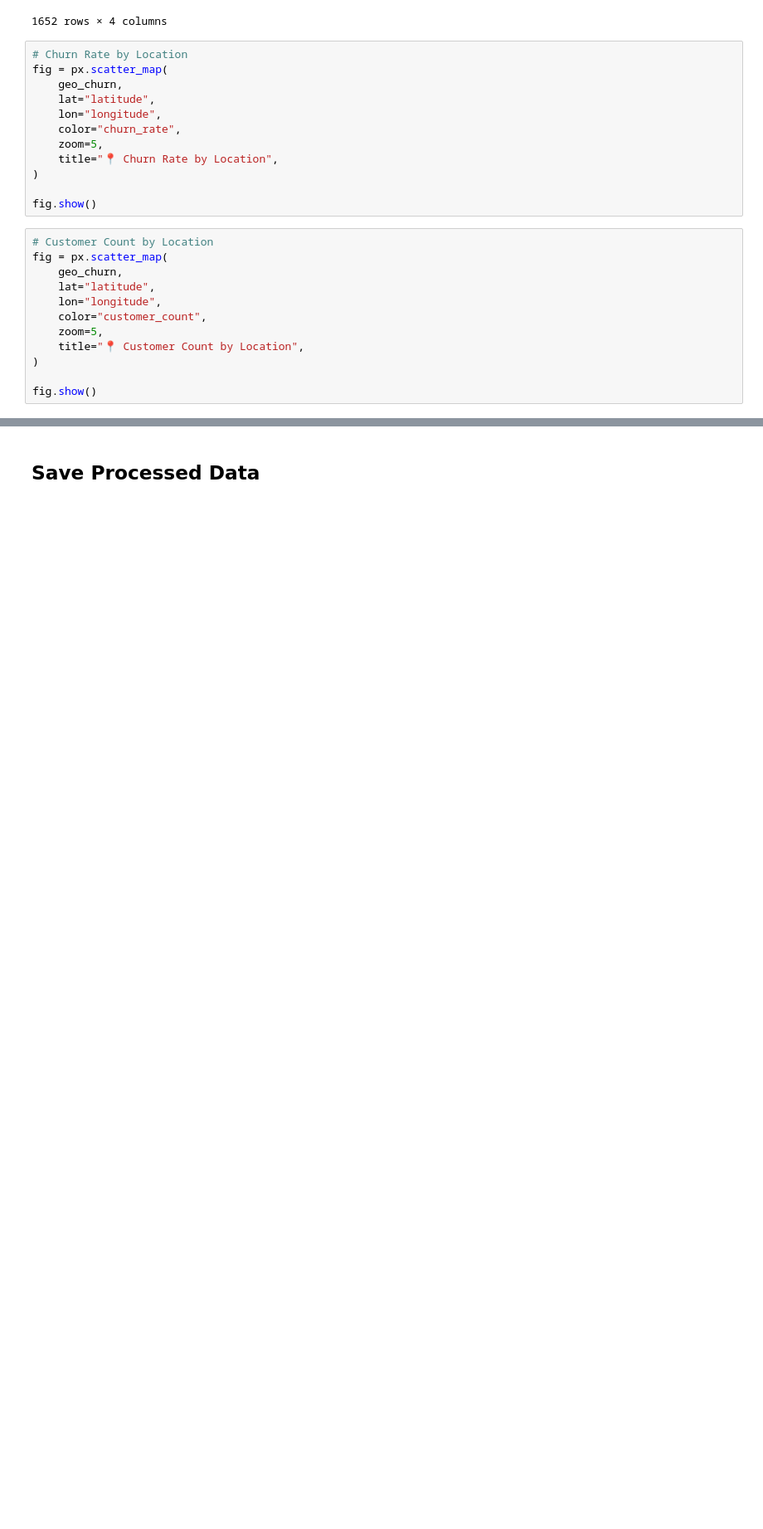
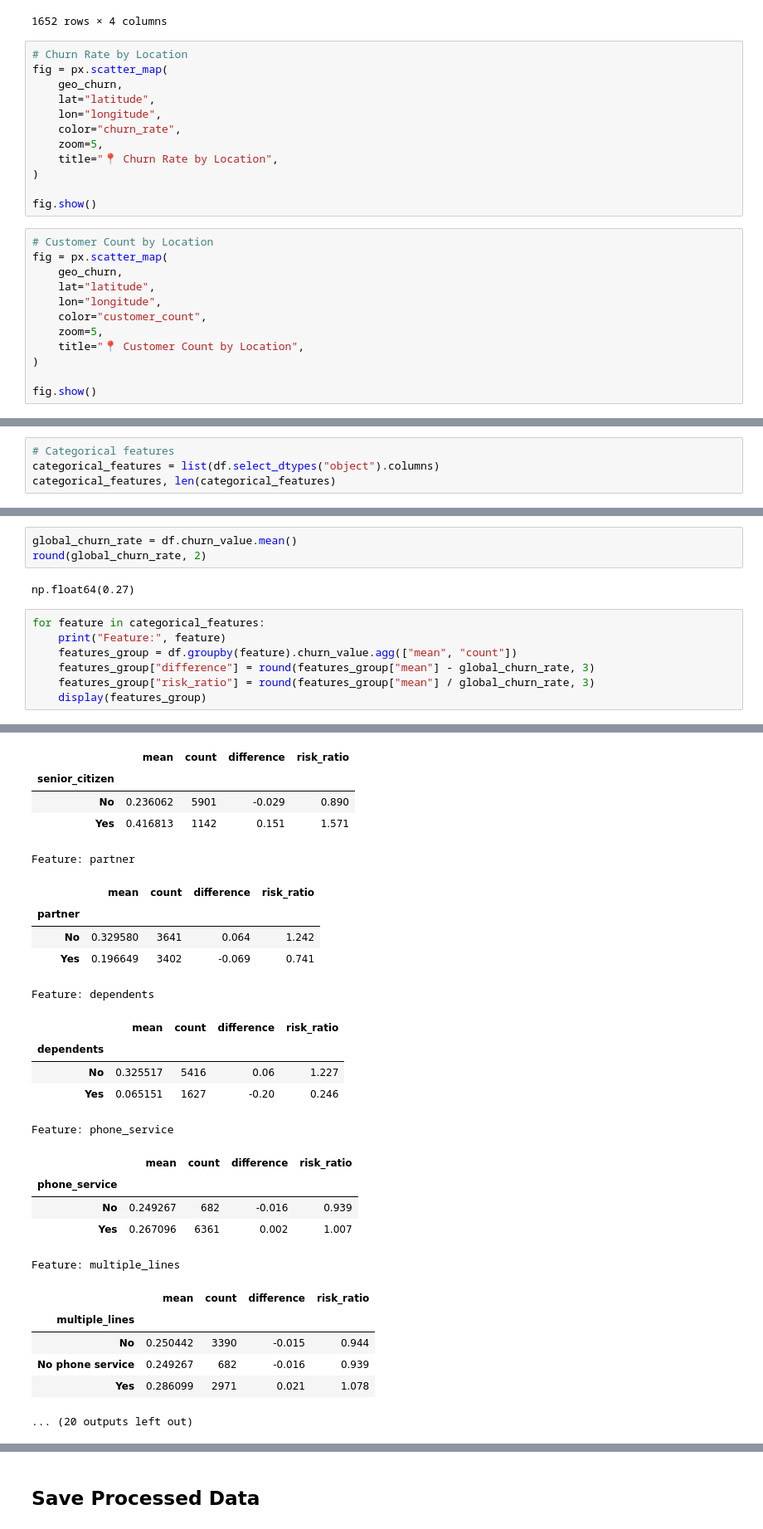
Before and after one commit to FerFilho23/Telecom-Churn-Prediction, a Jupyter notebook: notebooks/01_eda.ipynb, the cells around one changed output, grey strips where cells are left out. Shown at 83% size. Saved outputs shown, nothing was run; the diff lists cells and outputs as text; blank space fills up the shorter version.

```diff
--- a/notebooks/01_eda.ipynb
+++ b/notebooks/01_eda.ipynb
@@ -366,0 +415,4 @@ fig.show()
+# %%
+# Categorical features
+categorical_features = list(df.select_dtypes("object").columns)
+categorical_features, len(categorical_features)
@@ -366,0 +456,13 @@ fig.show()
+# %%
+global_churn_rate = df.churn_value.mean()
+round(global_churn_rate, 2)
+# %% [output]
+np.float64(0.27)
+# %%
+for feature in categorical_features:
+    print("Feature:", feature)
+    features_group = df.groupby(feature).churn_value.agg(["mean", "count"])
+    features_group["difference"] = round(features_group["mean"] - global_churn_rate, 3)
+    features_group["risk_ratio"] = round(features_group["mean"] / global_churn_rate, 3)
+    display(features_group)
+# %% [output]
@@ -366,0 +475,26 @@ fig.show()
+|  | mean | count | difference | risk_ratio |
+| senior_citizen |  |  |  |  |
+| No | 0.236062 | 5901 | -0.029 | 0.890 |
+| Yes | 0.416813 | 1142 | 0.151 | 1.571 |
+Feature: partner
+|  | mean | count | difference | risk_ratio |
+| partner |  |  |  |  |
+| No | 0.329580 | 3641 | 0.064 | 1.242 |
+| Yes | 0.196649 | 3402 | -0.069 | 0.741 |
+Feature: dependents
+|  | mean | count | difference | risk_ratio |
+| dependents |  |  |  |  |
+| No | 0.325517 | 5416 | 0.06 | 1.227 |
+| Yes | 0.065151 | 1627 | -0.20 | 0.246 |
+Feature: phone_service
+|  | mean | count | difference | risk_ratio |
+| phone_service |  |  |  |  |
+| No | 0.249267 | 682 | -0.016 | 0.939 |
+| Yes | 0.267096 | 6361 | 0.002 | 1.007 |
+Feature: multiple_lines
+|  | mean | count | difference | risk_ratio |
+| multiple_lines |  |  |  |  |
+| No | 0.250442 | 3390 | -0.015 | 0.944 |
+| No phone service | 0.249267 | 682 | -0.016 | 0.939 |
+| Yes | 0.286099 | 2971 | 0.021 | 1.078 |
+... (20 outputs left out)
```
Also changed, not shown: parts of 16 cells of this notebook, 1 other file.
